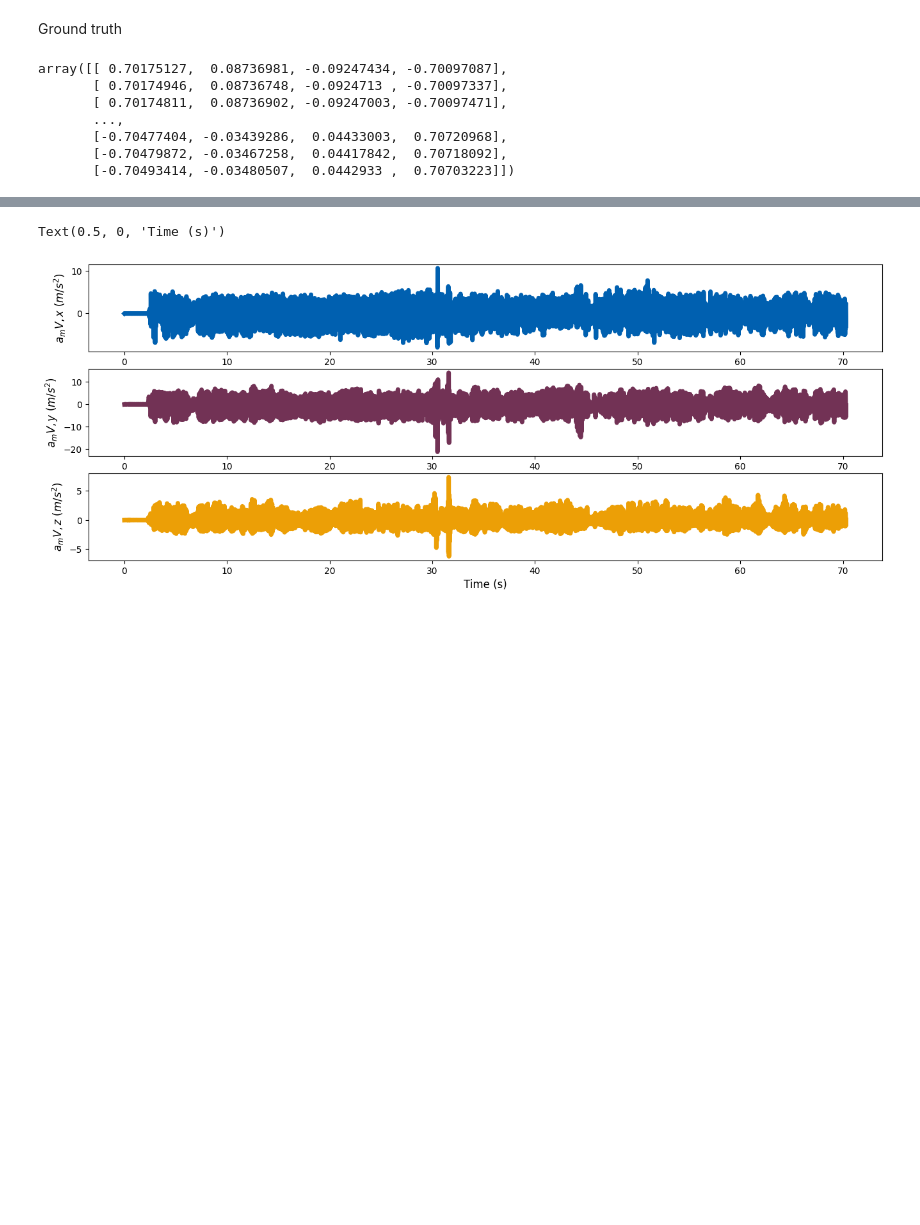
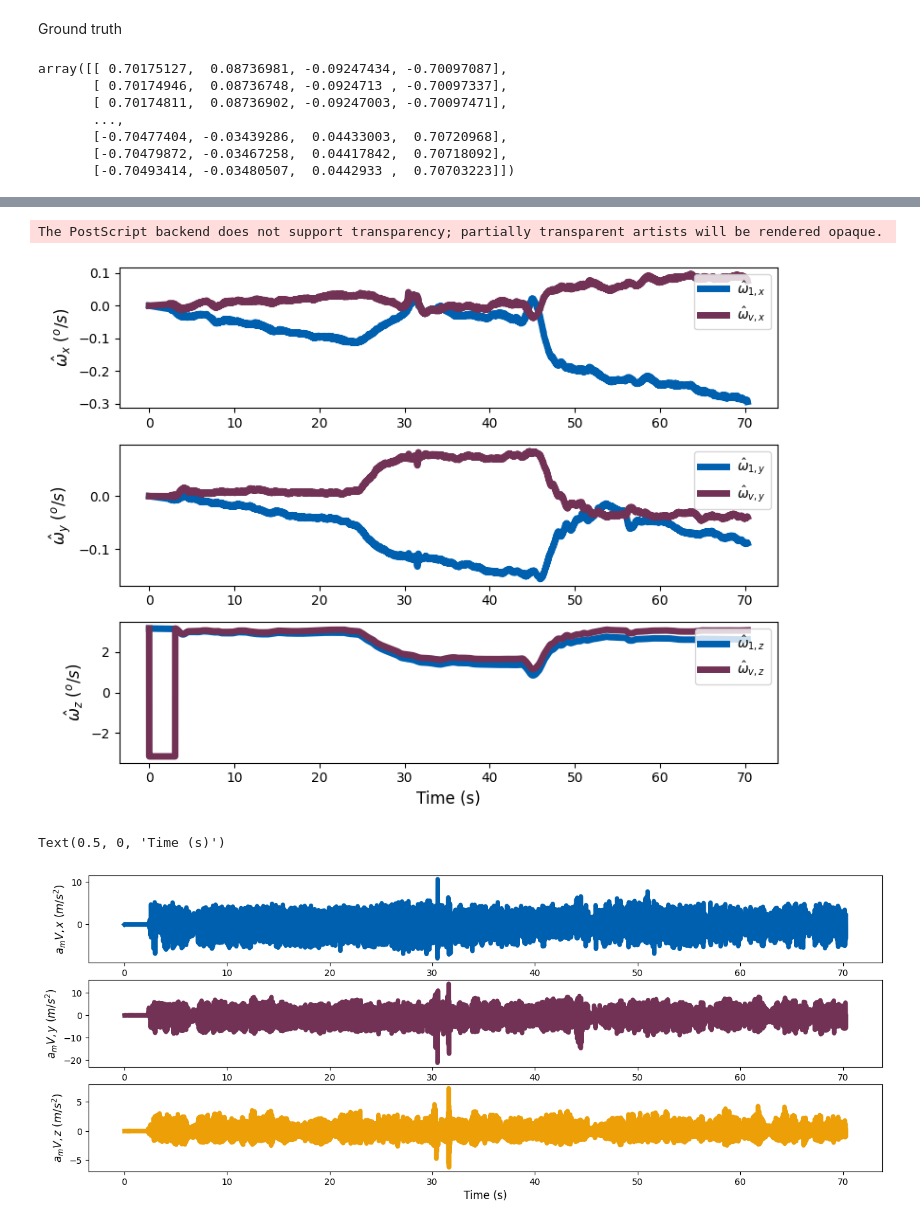
Before and after one commit to schoi355/multi_imu_fusion, a Jupyter notebook: MagPIE/inertial_navigation.ipynb, the cells around one changed output, grey strips where cells are left out. Saved outputs shown, nothing was run; the diff lists cells and outputs as text; code cells hidden in the pictures; blank space fills up the shorter version.

```diff
--- a/MagPIE/inertial_navigation.ipynb
+++ b/MagPIE/inertial_navigation.ipynb
@@ -518,3 +534,29 @@ Text(0.5, 0, 'Time (s)')
+# %%
+r1 = R.from_quat(q_hat_1[:, [1, 2, 3, 0]])  # Reorder to (x, y, z, w) format
+euler1 = r1.as_euler('xyz', degrees=False)  # 'xyz' for roll, pitch, yaw
+rv = R.from_quat(q_hat_v[:, [1, 2, 3, 0]])  # Reorder to (x, y, z, w) format
+eulerv = rv.as_euler('xyz', degrees=False)  # 'xyz' for roll, pitch, yaw
+
+fig, ax = plt.subplots(3, 1, figsize = (8, 6))
+ax[0].plot(T, euler1[:,0], linewidth=5, color = "#0060B0", label = "$\hat{\omega}_{1,x}$")
+ax[0].plot(T, eulerv[:,0], linewidth=5, color = "#723255", label = "$\hat{\omega}_{v,x}$")
+ax[1].plot(T, euler1[:,1], linewidth=5, color = "#0060B0", label = "$\hat{\omega}_{1,y}$")
+ax[1].plot(T, eulerv[:,1], linewidth=5, color = "#723255", label = "$\hat{\omega}_{v,y}$")
+ax[2].plot(T, euler1[:,2], linewidth=5, color = "#0060B0", label = "$\hat{\omega}_{1,z}$")
+ax[2].plot(T, eulerv[:,2], linewidth=5, color = "#723255", label = "$\hat{\omega}_{v,z}$")
+ax[0].set_ylabel("$\hat{\omega}_x$ ($^o/s$)", fontsize=12)
+ax[1].set_ylabel("$\hat{\omega}_y$ ($^o/s$)", fontsize=12)
+ax[2].set_ylabel("$\hat{\omega}_z$ ($^o/s$)", fontsize=12)
+ax[2].set_xlabel("Time (s)", fontsize=12)
+ax[0].legend(loc='upper right')
+ax[1].legend(loc='upper right')
+ax[2].legend(loc='upper right')
+fig.tight_layout()
+plt.savefig('../images/euler.eps')
+plt.savefig('../images/euler.png')
+# %% [output]
+The PostScript backend does not support transparency; partially transparent artists will be rendered opaque.
+[figure, added]
 # %%
 fig, ax = plt.subplots(3, 1, figsize = (16, 6))
 ax[0].plot(T, y_acc[:,0], linewidth=5, color = "#0060B0", label = "$\hat{v}_x$")
```
Also changed, not shown: parts of 7 cells of this notebook, 8 other files.
